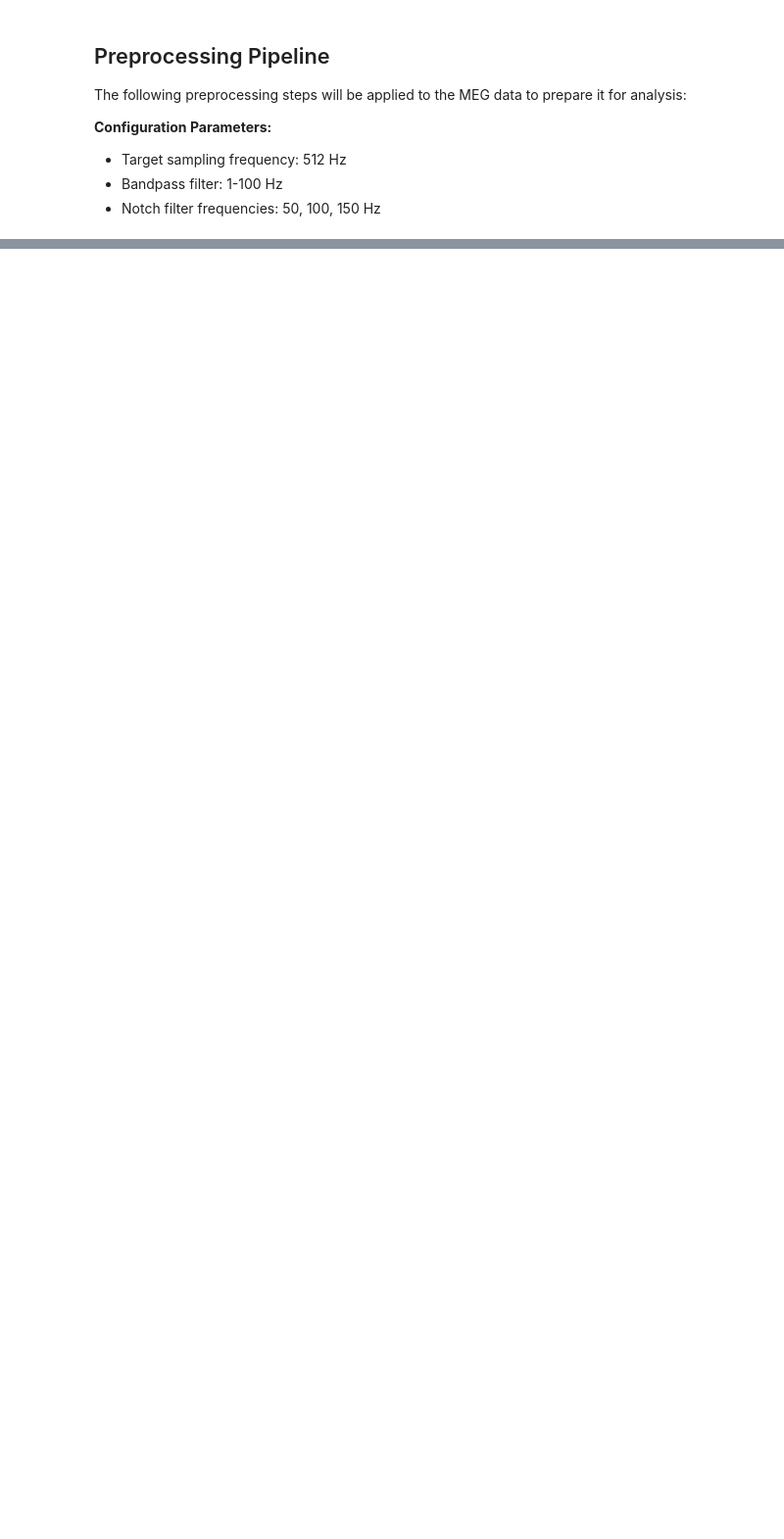
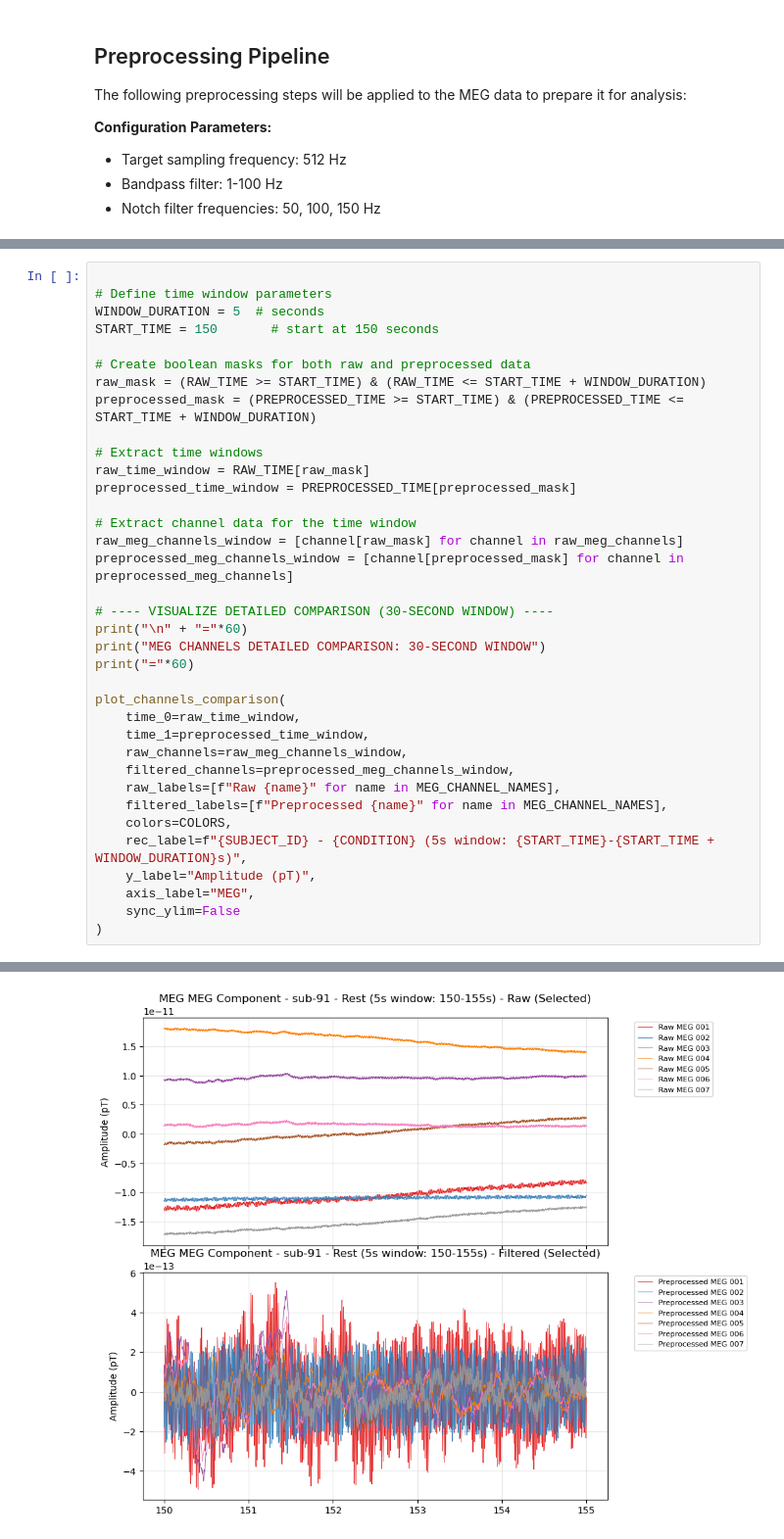
Before and after one commit to jgvhabets/lid_opm, a Jupyter notebook: MEG-EMG-Analysis/Code/notebook/sub-91_preprocessing.ipynb, the cells around one changed output, grey strips where cells are left out. Shown at 98% size. Cells and saved outputs as stored; diff of their text form; blank space fills up the shorter version.

```diff
--- a/MEG-EMG-Analysis/Code/notebook/sub-91_preprocessing.ipynb
+++ b/MEG-EMG-Analysis/Code/notebook/sub-91_preprocessing.ipynb
@@ -265,0 +285,37 @@ Using 7 MEG channels: ['MEG 001', 'MEG 002', 'MEG 003', 'MEG 004', 'MEG 005', 'M
+# %%
+
+# Define time window parameters
+WINDOW_DURATION = 5  # seconds
+START_TIME = 150       # start at 150 seconds
+
+# Create boolean masks for both raw and preprocessed data
+raw_mask = (RAW_TIME >= START_TIME) & (RAW_TIME <= START_TIME + WINDOW_DURATION)
+preprocessed_mask = (PREPROCESSED_TIME >= START_TIME) & (PREPROCESSED_TIME <= START_TIME + WINDOW_DURATION)
+
+# Extract time windows
+raw_time_window = RAW_TIME[raw_mask]
+preprocessed_time_window = PREPROCESSED_TIME[preprocessed_mask]
+
+# Extract channel data for the time window
+raw_meg_channels_window = [channel[raw_mask] for channel in raw_meg_channels]
+preprocessed_meg_channels_window = [channel[preprocessed_mask] for channel in preprocessed_meg_channels]
+
+# ---- VISUALIZE DETAILED COMPARISON (30-SECOND WINDOW) ----
+print("\n" + "="*60)
+print("MEG CHANNELS DETAILED COMPARISON: 30-SECOND WINDOW")
+print("="*60)
+
+plot_channels_comparison(
+    time_0=raw_time_window,
+    time_1=preprocessed_time_window,
+    raw_channels=raw_meg_channels_window,
+    filtered_channels=preprocessed_meg_channels_window,
+    raw_labels=[f"Raw {name}" for name in MEG_CHANNEL_NAMES],
+    filtered_labels=[f"Preprocessed {name}" for name in MEG_CHANNEL_NAMES],
+    colors=COLORS,
+    rec_label=f"{SUBJECT_ID} - {CONDITION} (5s window: {START_TIME}-{START_TIME + WINDOW_DURATION}s)",
+    y_label="Amplitude (pT)",
+    axis_label="MEG",
+    sync_ylim=False
+)
+# %% [output]
@@ -265,0 +325 @@ Using 7 MEG channels: ['MEG 001', 'MEG 002', 'MEG 003', 'MEG 004', 'MEG 005', 'M
+[figure, added]
```
Also changed, not shown: parts of 9 cells of this notebook.
